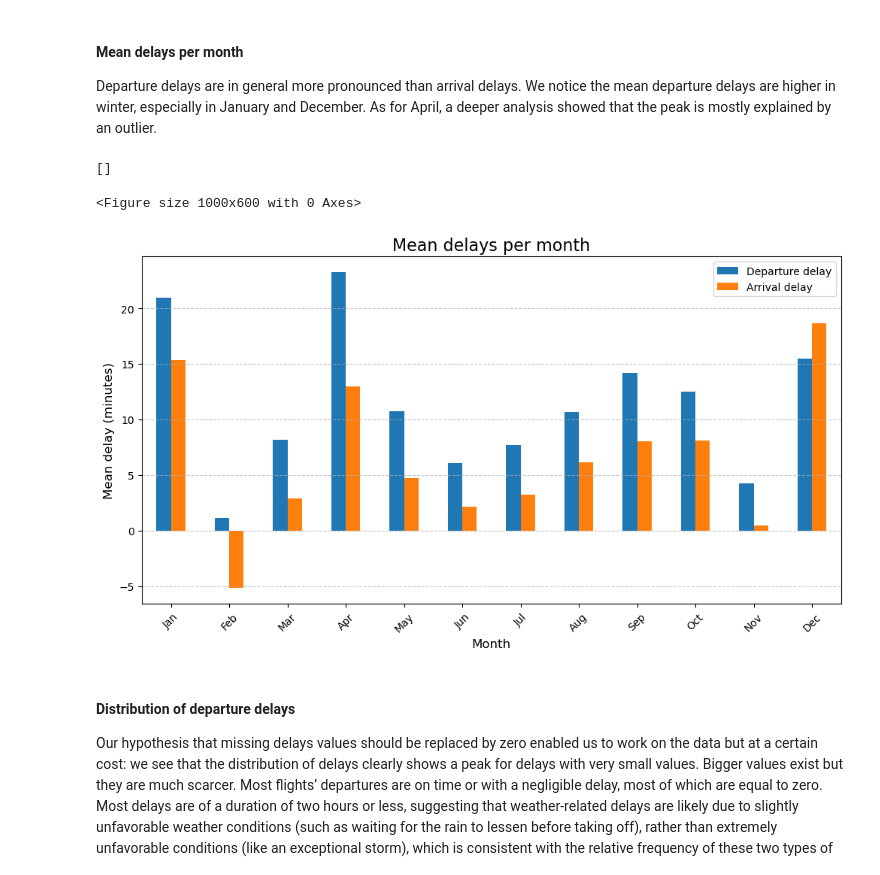
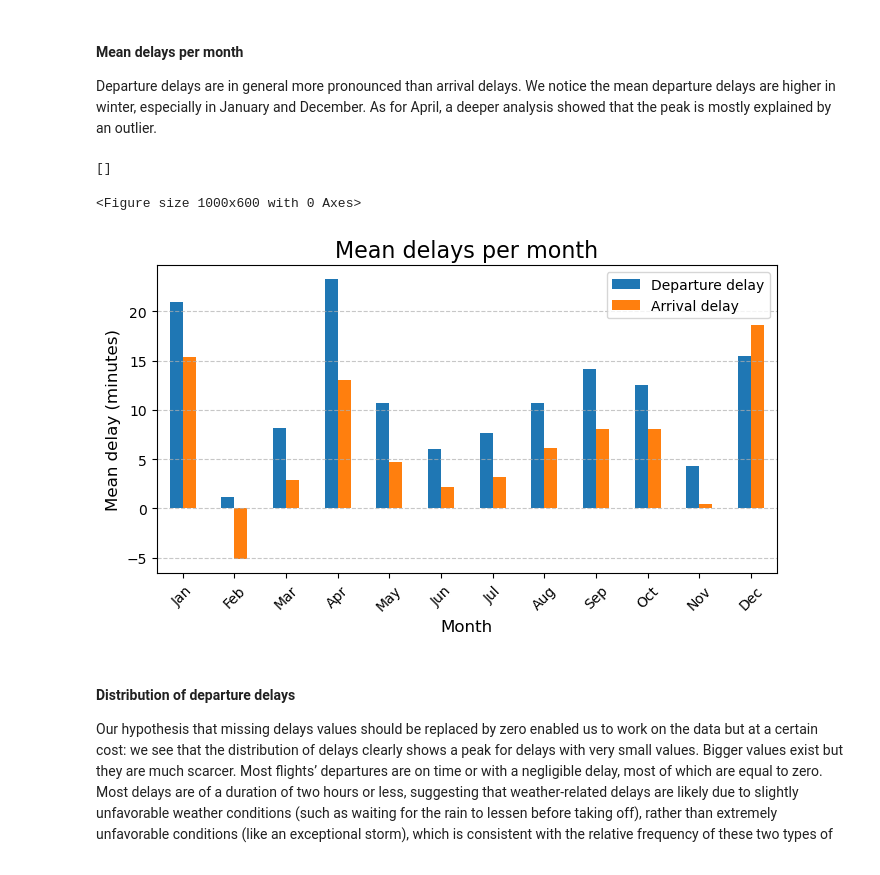
Before and after one commit to Leooryx/Avions-Retard-et-Meteo, a Jupyter notebook: notebook_final.ipynb, the cells around one changed output. Drawn from its saved outputs; the diff is of its cells as text; code cells hidden in the pictures.

```diff
--- a/notebook_final.ipynb
+++ b/notebook_final.ipynb
@@ -435,20 +438,20 @@ Departure delays are in general more pronounced than arrival delays. We notice t
 # %%
 plane_weather['Month'] = plane_weather['Full_Departure_Datetime'].dt.month
 monthly_delays = plane_weather.groupby('Month')[['DEP_DELAY', 'ARR_DELAY']].mean()
 plt.figure(figsize=(10, 6))
-monthly_delays.plot(kind='bar', figsize=(12, 6))
+monthly_delays.plot(kind='bar', figsize=(8, 4))
 plt.title("Mean delays per month", fontsize=16)
 plt.ylabel("Mean delay (minutes)", fontsize=12)
 plt.xlabel("Month", fontsize=12)
 plt.xticks(range(0, 12), ['Jan', 'Feb', 'Mar', 'Apr', 'May', 'Jun', 'Jul', 'Aug', 'Sep', 'Oct', 'Nov', 'Dec'], rotation=45)
 plt.legend(["Departure delay", "Arrival delay"])
 plt.grid(axis='y', linestyle='--', alpha=0.7)
 #plt.savefig('Avions-Retard-et-Meteo/2_Data_exploration/pictures/1_mean_delays.png')
 plt.plot()
 # %% [output]
 []
 <Figure size 1000x600 with 0 Axes>
-[figure, old version]
+[figure, new version]
 # %% [markdown]
 #### Distribution of departure delays
 
```
Also changed, not shown: parts of 17 cells of this notebook.
